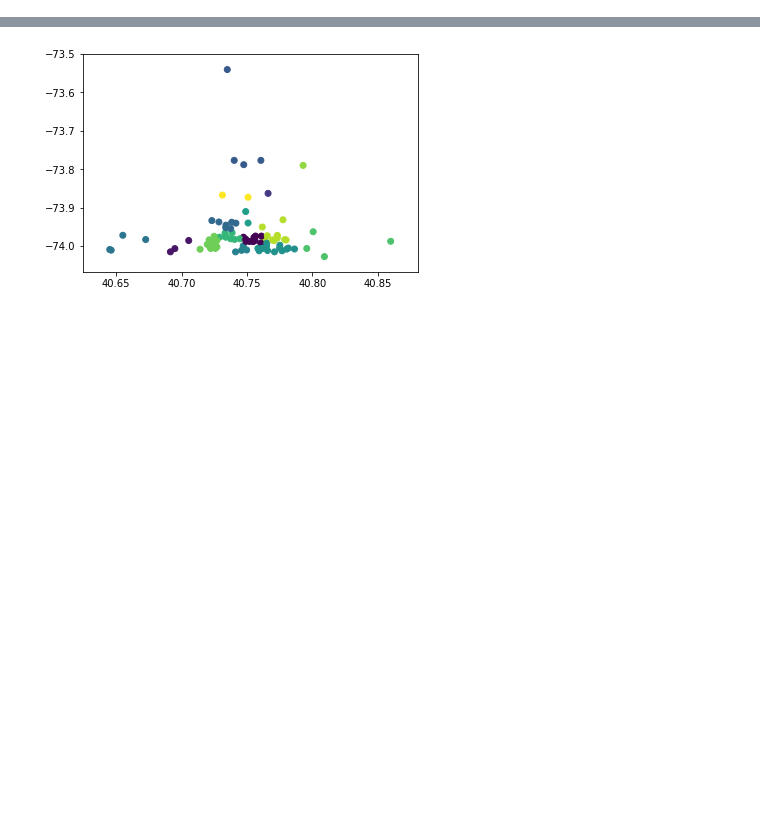
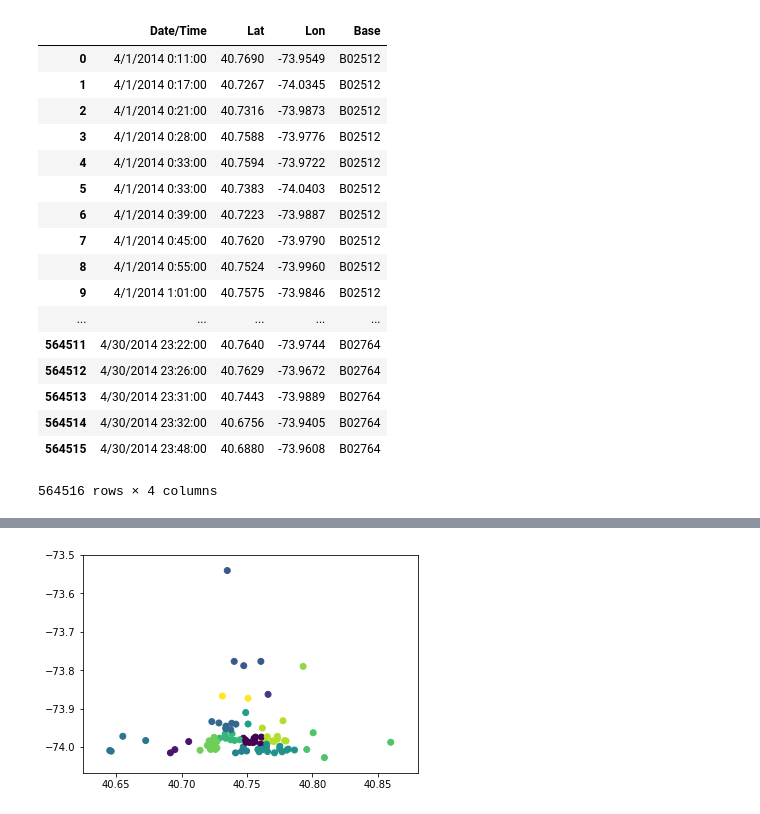
Before and after one commit to BisratM/NYC-Traffic-Analysis, a Jupyter notebook: kmeans.ipynb, the cells around one changed output, grey strips where cells are left out. Cells and saved outputs as stored; diff of their text form; code cells hidden in the pictures; blank space fills up the shorter version.

```diff
--- a/kmeans.ipynb
+++ b/kmeans.ipynb
@@ -61,7 +61,27 @@ def createDiGraphK(data, sample_size, k=20, iters=20, name='ktemp'):
 # %%
 # path to files
 path_uber_raw = "uber-trip-data/uber-raw-data-apr14.csv"
 data = pd.read_csv(path_uber_raw)
+data
+# %% [output]
+|  | Date/Time | Lat | Lon | Base |
+| 0 | 4/1/2014 0:11:00 | 40.7690 | -73.9549 | B02512 |
+| 1 | 4/1/2014 0:17:00 | 40.7267 | -74.0345 | B02512 |
+| 2 | 4/1/2014 0:21:00 | 40.7316 | -73.9873 | B02512 |
+| 3 | 4/1/2014 0:28:00 | 40.7588 | -73.9776 | B02512 |
+| 4 | 4/1/2014 0:33:00 | 40.7594 | -73.9722 | B02512 |
+| 5 | 4/1/2014 0:33:00 | 40.7383 | -74.0403 | B02512 |
+| 6 | 4/1/2014 0:39:00 | 40.7223 | -73.9887 | B02512 |
+| 7 | 4/1/2014 0:45:00 | 40.7620 | -73.9790 | B02512 |
+| 8 | 4/1/2014 0:55:00 | 40.7524 | -73.9960 | B02512 |
+| 9 | 4/1/2014 1:01:00 | 40.7575 | -73.9846 | B02512 |
+| ... | ... | ... | ... | ... |
+| 564511 | 4/30/2014 23:22:00 | 40.7640 | -73.9744 | B02764 |
+| 564512 | 4/30/2014 23:26:00 | 40.7629 | -73.9672 | B02764 |
+| 564513 | 4/30/2014 23:31:00 | 40.7443 | -73.9889 | B02764 |
+| 564514 | 4/30/2014 23:32:00 | 40.6756 | -73.9405 | B02764 |
+| 564515 | 4/30/2014 23:48:00 | 40.6880 | -73.9608 | B02764 |
+564516 rows × 4 columns
 # %%
 # plot pick-up data using k-means clustering
 def plotKMeans(lat, long, k, iters):
```
Also changed, not shown: parts of 9 cells of this notebook, 1 other file.
